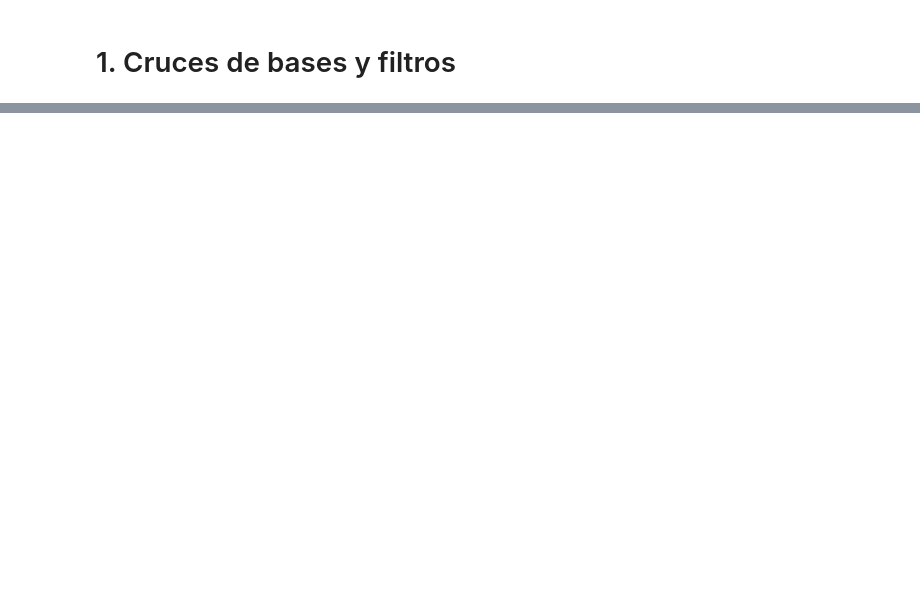
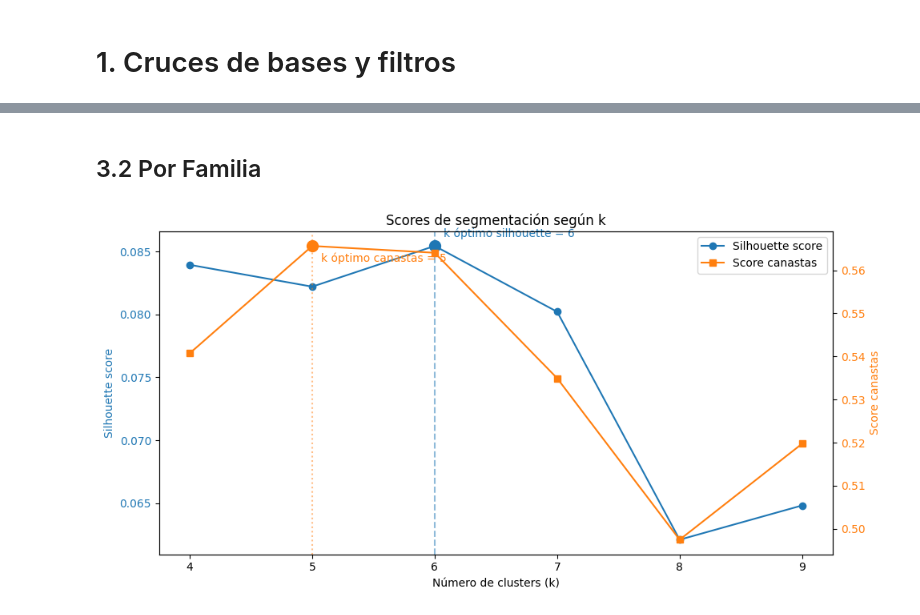
Before and after one commit to vmigonesumma/ci0103, a Jupyter notebook: segmentacion_clientes_por_canasta_vs02.ipynb, the cells around one changed output, grey strips where cells are left out. Cells and saved outputs as stored; diff of their text form; code cells hidden in the pictures; blank space fills up the shorter version.

```diff
--- a/segmentacion_clientes_por_canasta_vs02.ipynb
+++ b/segmentacion_clientes_por_canasta_vs02.ipynb
@@ -265,13 +195,0 @@ def segmentar(
-# %%
-# Iteramos la clusterización
-granularidad_sku = "Cod SKU"             # Familia, Familia-marca, Subfamilia, SKU
-conteo_compra = "binario"                # Binario, porcentaje de ingresos
-ks_clustering = range(2, 15)
-verbosity = False
-matriz_cliente_sku, segmentacion_clientes, resultados_silhouette = segmentar(
-    ventas,
-    granularidad_sku,
-    conteo_compra,
-    ks_clustering,
-    verbosity
-)
@@ -383,0 +587,28 @@ tabla_tiponeg_cluster
+# %% [markdown]
+## 3.2 Por Familia
+# %%
+# Iteramos la clusterización
+granularidad_sku = "Nombre Familia"
+conteo_compra = "binario"                # Binario, porcentaje de ingresos
+verbosity = False
+umbral = 0.5
+
+matriz_cliente_sku = preparar(
+    ventas,
+    granularidad_sku,
+    conteo_compra,
+    verbosity,
+)
+# %%
+ks_clustering = range(4, 10)
+resultados_segmentacion = evaluar_segmentaciones(
+    matriz_cliente_sku,
+    ks_clustering,
+    granularidad_sku,
+    umbral=umbral,
+    verbosity=verbosity,
+)
+# %%
+graficar_resultado(resultados_segmentacion)
+# %% [output]
+[figure, added]
```
Also changed, not shown: parts of 48 cells of this notebook, 8 other files.
